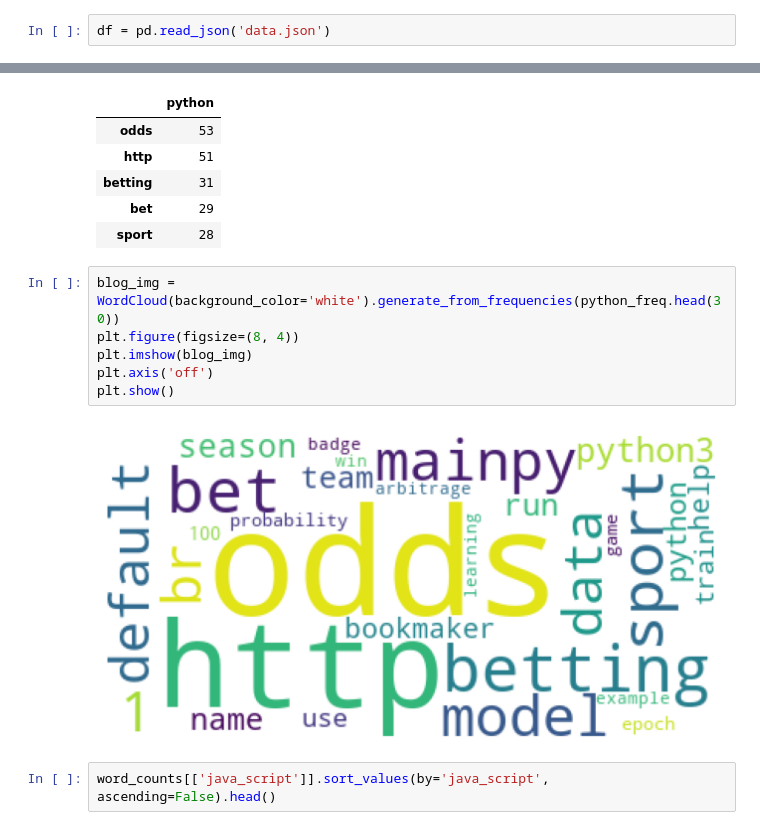
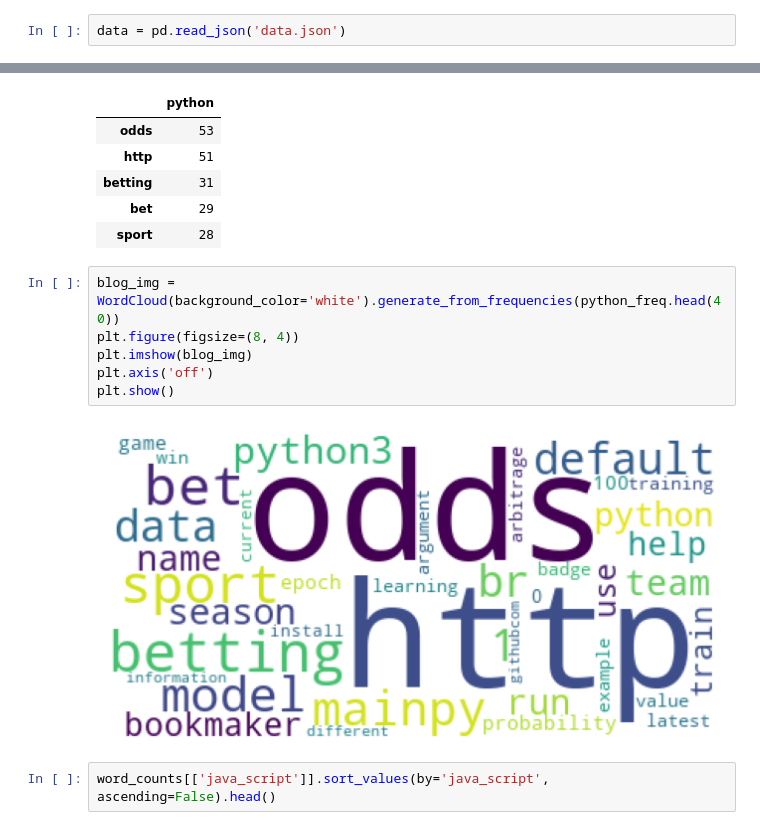
Before and after one commit to NLP-sports-betting/nlp_sports_betting, a Jupyter notebook: explore_manuel.ipynb, the cells around one changed output, grey strips where cells are left out. Cells and saved outputs as stored; diff of their text form.

```diff
--- a/explore_manuel.ipynb
+++ b/explore_manuel.ipynb
@@ -74,7 +74,7 @@ from sklearn.linear_model import LogisticRegression
 # %%
 # len(link_list)
 # %%
-df = pd.read_json('data.json')
+data = pd.read_json('data.json')
 # %%
 # data = acquire.scrape_github_data()
 # %%
@@ -413,13 +383,13 @@ word_counts[['python']].sort_values(by='python', ascending=False).head()
 | bet | 29 |
 | sport | 28 |
 # %%
-blog_img = WordCloud(background_color='white').generate_from_frequencies(python_freq.head(30))
+blog_img = WordCloud(background_color='white').generate_from_frequencies(python_freq.head(40))
 plt.figure(figsize=(8, 4))
 plt.imshow(blog_img)
 plt.axis('off')
 plt.show()
 # %% [output]
-[figure, old version]
+[figure, new version]
 # %%
 word_counts[['java_script']].sort_values(by='java_script', ascending=False).head()
 # %% [output]
```
Also changed, not shown: parts of 17 cells of this notebook, 2 other files.
